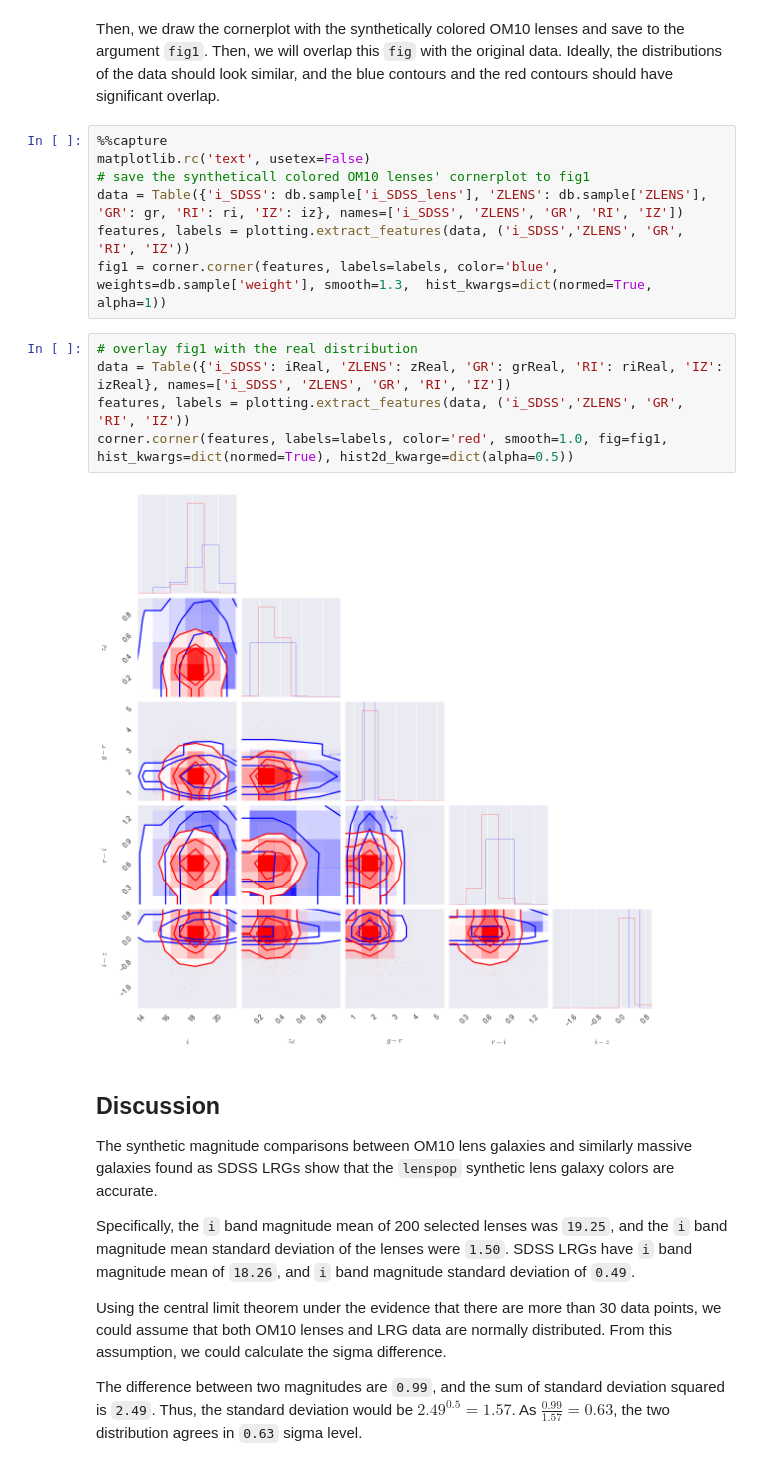
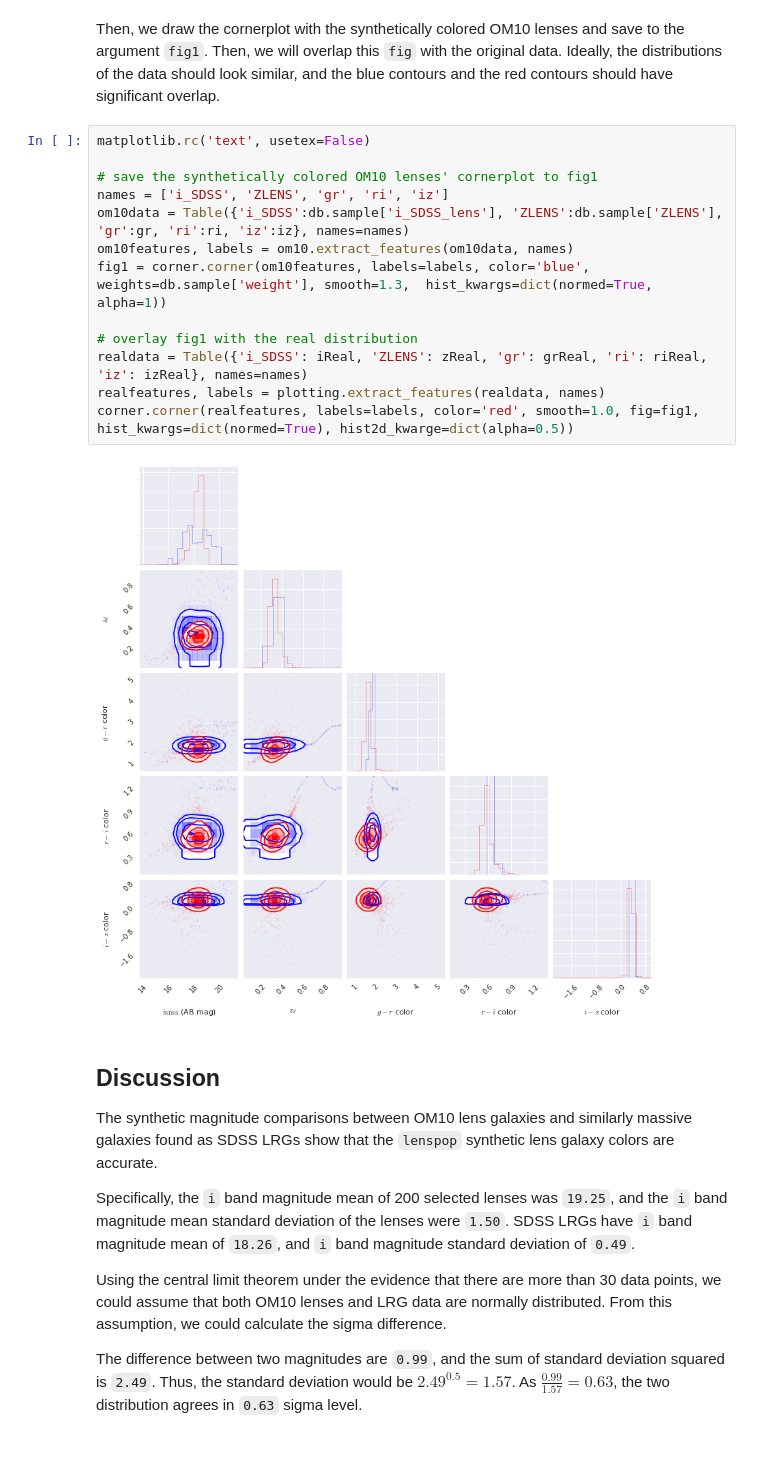
Before and after one commit to drphilmarshall/OM10, a Jupyter notebook: notebooks/Color Comparison.ipynb, the cells around one changed output. Drawn from its saved outputs; the diff is of its cells as text.

Commit message:
Ran Color Comparison notebook all the way through

```diff
--- a/notebooks/Color Comparison.ipynb
+++ b/notebooks/Color Comparison.ipynb
@@ -68,19 +68,20 @@ iz = db.sample['i_SDSS_lens'] - db.sample['z_SDSS_lens']
 # %% [markdown]
 Then, we draw the cornerplot with the synthetically colored OM10 lenses and save to the argument `fig1`.  Then, we will overlap this `fig` with the original data. Ideally, the distributions of the data should look similar, and the blue contours and the red contours should have significant overlap.
 # %%
-%%capture
 matplotlib.rc('text', usetex=False)
-# save the syntheticall colored OM10 lenses' cornerplot to fig1
-data = Table({'i_SDSS': db.sample['i_SDSS_lens'], 'ZLENS': db.sample['ZLENS'], 'GR': gr, 'RI': ri, 'IZ': iz}, names=['i_SDSS', 'ZLENS', 'GR', 'RI', 'IZ'])
-features, labels = plotting.extract_features(data, ('i_SDSS','ZLENS', 'GR', 'RI', 'IZ'))
-fig1 = corner.corner(features, labels=labels, color='blue', weights=db.sample['weight'], smooth=1.3,  hist_kwargs=dict(normed=True, alpha=1))
+
+# save the synthetically colored OM10 lenses' cornerplot to fig1
+names = ['i_SDSS', 'ZLENS', 'gr', 'ri', 'iz']
+om10data = Table({'i_SDSS':db.sample['i_SDSS_lens'], 'ZLENS':db.sample['ZLENS'], 'gr':gr, 'ri':ri, 'iz':iz}, names=names)
+om10features, labels = om10.extract_features(om10data, names)
+fig1 = corner.corner(om10features, labels=labels, color='blue', weights=db.sample['weight'], smooth=1.3,  hist_kwargs=dict(normed=True, alpha=1))
+
+# overlay fig1 with the real distribution
+realdata = Table({'i_SDSS': iReal, 'ZLENS': zReal, 'gr': grReal, 'ri': riReal, 'iz': izReal}, names=names)
+realfeatures, labels = plotting.extract_features(realdata, names)
+corner.corner(realfeatures, labels=labels, color='red', smooth=1.0, fig=fig1, hist_kwargs=dict(normed=True), hist2d_kwarge=dict(alpha=0.5))
+# %% [output]
+[figure, added]
-# %%
-# overlay fig1 with the real distribution
-data = Table({'i_SDSS': iReal, 'ZLENS': zReal, 'GR': grReal, 'RI': riReal, 'IZ': izReal}, names=['i_SDSS', 'ZLENS', 'GR', 'RI', 'IZ'])
-features, labels = plotting.extract_features(data, ('i_SDSS','ZLENS', 'GR', 'RI', 'IZ'))
-corner.corner(features, labels=labels, color='red', smooth=1.0, fig=fig1, hist_kwargs=dict(normed=True), hist2d_kwarge=dict(alpha=0.5))
-# %% [output]
-[figure, removed]
 # %% [markdown]
 ## Discussion
 
```
Also changed, not shown: parts of 6 cells of this notebook, 2 other files.
